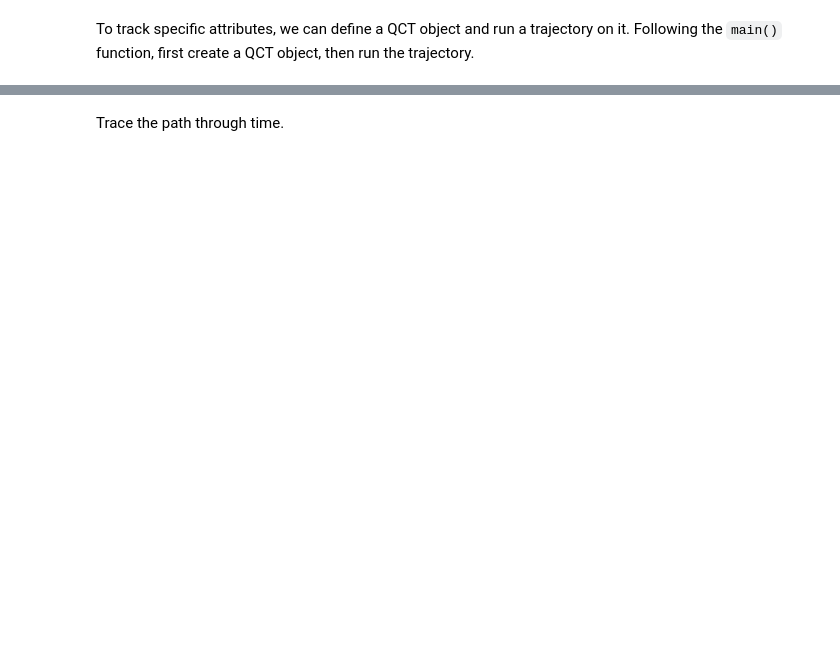
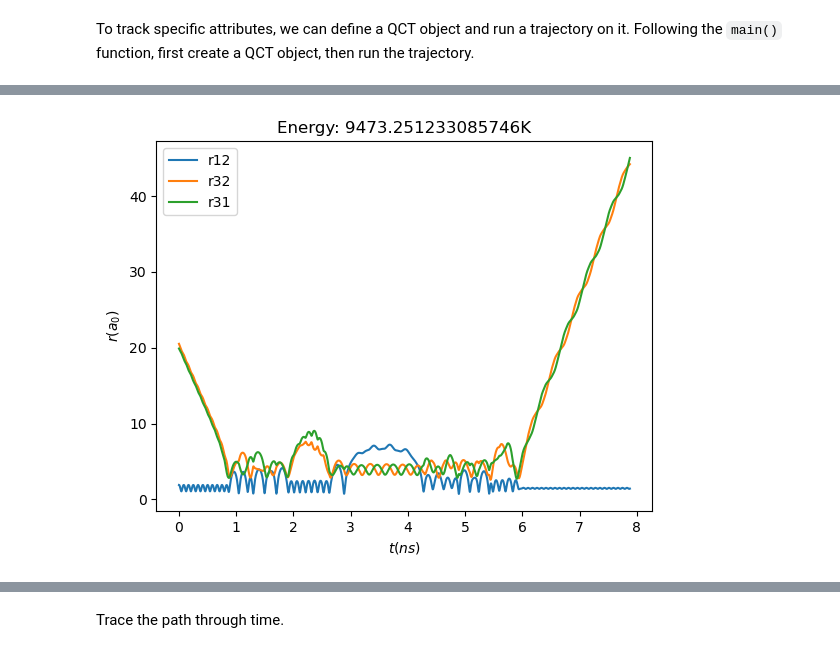
Before and after one commit to Rkoost/PyQCAMS, a Jupyter notebook: example/h2_ca/example.ipynb, the cells around one changed output, grey strips where cells are left out. Cells and saved outputs as stored; diff of their text form; code cells hidden in the pictures; blank space fills up the shorter version.

```diff
--- a/example/h2_ca/example.ipynb
+++ b/example/h2_ca/example.ipynb
@@ -145,0 +148,9 @@ axs[0].tick_params(axis = 'y', direction = 'in')
+# %%
+# Complex formation
+calc['e0'] = 0.03
+comp = pymar.QCT(**calc)
+comp.runT()
+while comp.count[0] == 0:
+    comp.runT()
+# %% [output]
+[figure, added]
```
Also changed, not shown: parts of 12 cells of this notebook.
